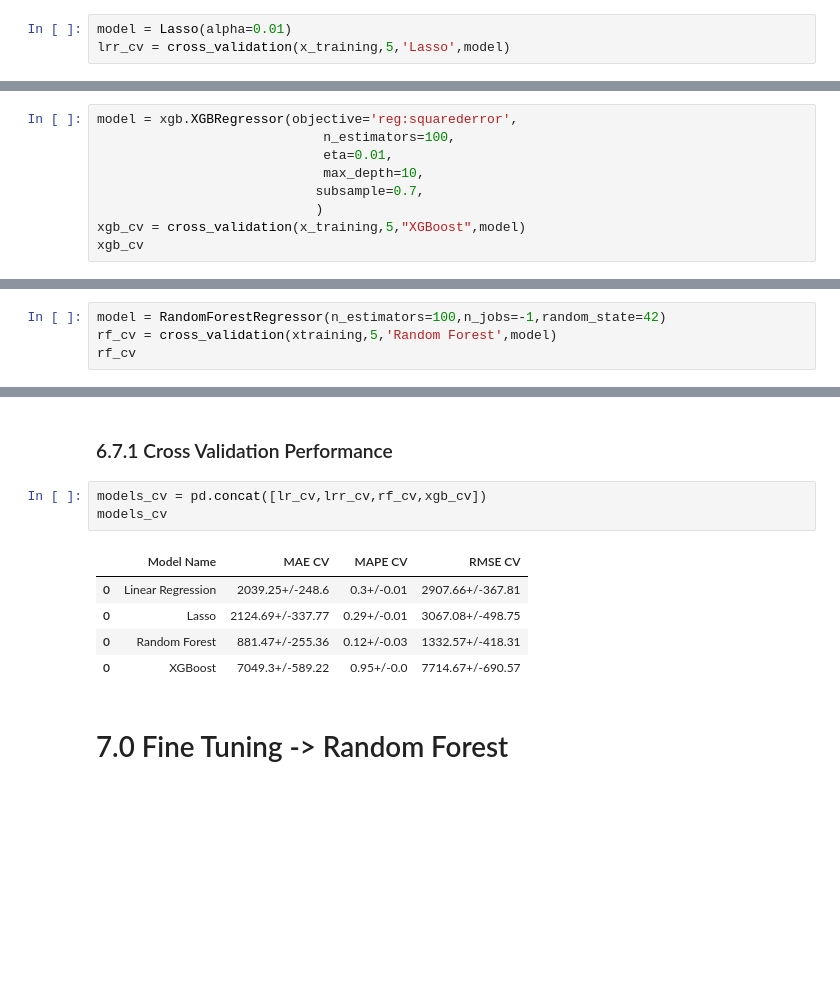
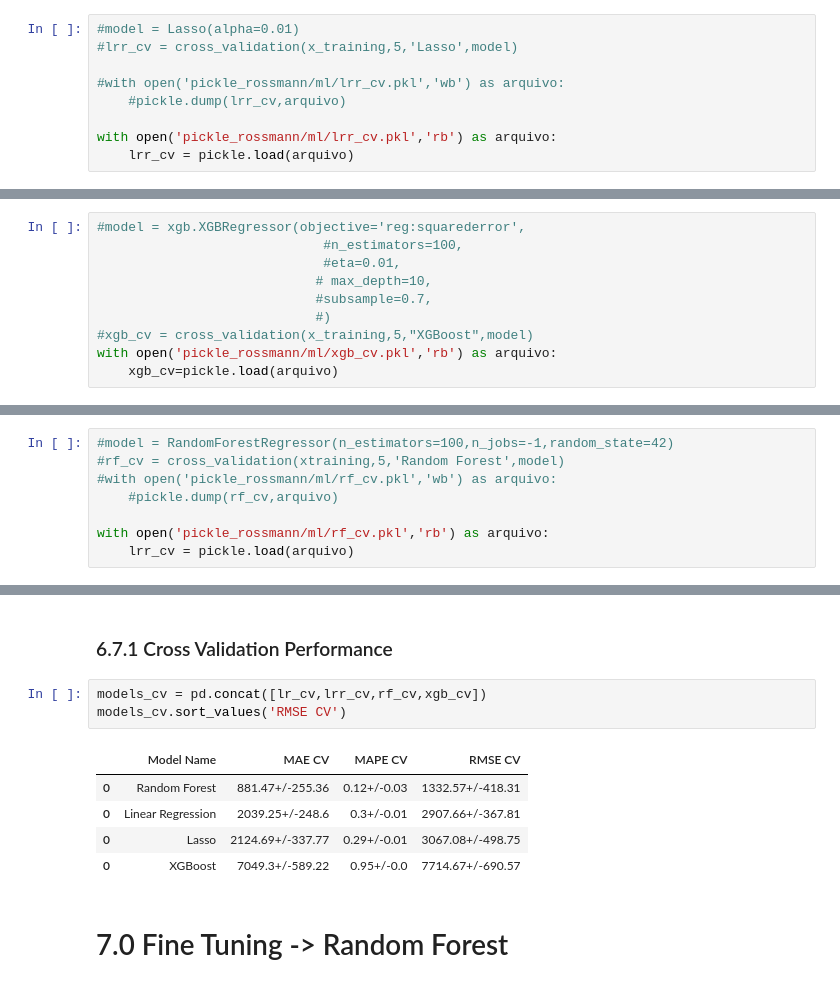
Before and after one commit to danjaca/predicting_sales_rossmann, a Jupyter notebook: Rossmann_predict_sales.ipynb, the cells around one changed output, grey strips where cells are left out. Drawn from its saved outputs; the diff is of its cells as text; blank space fills up the shorter version.

```diff
--- a/Rossmann_predict_sales.ipynb
+++ b/Rossmann_predict_sales.ipynb
@@ -1379,9 +1381,15 @@ lrr_result
 | 0 | Lasso RegModel | 1896.352046 | 0.288507 | 2752.337508 |
 # %% [markdown]
 ### 6.4.1 Linear Regression regularizer model - Lasso - CROSS VALIDATION
-# %%
-model = Lasso(alpha=0.01)
-lrr_cv = cross_validation(x_training,5,'Lasso',model)
+# %%
+#model = Lasso(alpha=0.01)
+#lrr_cv = cross_validation(x_training,5,'Lasso',model)
+
+#with open('pickle_rossmann/ml/lrr_cv.pkl','wb') as arquivo:
+    #pickle.dump(lrr_cv,arquivo)
+
+with open('pickle_rossmann/ml/lrr_cv.pkl','rb') as arquivo:
+    lrr_cv = pickle.load(arquivo)
 # %%
 lrr_cv
 # %% [output]
@@ -1411,11 +1418,12 @@ xgb_result
 # %% [markdown]
 ### 6.5.1 XGBoost CROSS VALIDATION
 # %%
-model = xgb.XGBRegressor(objective='reg:squarederror',
-                             n_estimators=100,
-                             eta=0.01,
-                             max_depth=10,
-                            subsample=0.7,
-                            )
-xgb_cv = cross_validation(x_training,5,"XGBoost",model)
-xgb_cv
+#model = xgb.XGBRegressor(objective='reg:squarederror',
+                             #n_estimators=100,
+                             #eta=0.01,
+                            # max_depth=10,
+                            #subsample=0.7,
+                            #)
+#xgb_cv = cross_validation(x_training,5,"XGBoost",model)
+with open('pickle_rossmann/ml/xgb_cv.pkl','rb') as arquivo:
+    xgb_cv=pickle.load(arquivo)
@@ -1442,6 +1452,10 @@ rf_result
 # %% [markdown]
 ### 6.6.1 Random Forest - CROSS VALIDATION
 # %%
-model = RandomForestRegressor(n_estimators=100,n_jobs=-1,random_state=42)
-rf_cv = cross_validation(xtraining,5,'Random Forest',model)
-rf_cv
+#model = RandomForestRegressor(n_estimators=100,n_jobs=-1,random_state=42)
+#rf_cv = cross_validation(xtraining,5,'Random Forest',model)
+#with open('pickle_rossmann/ml/rf_cv.pkl','wb') as arquivo:
+    #pickle.dump(rf_cv,arquivo)
+
+with open('pickle_rossmann/ml/rf_cv.pkl','rb') as arquivo:
+    lrr_cv = pickle.load(arquivo)
@@ -1465,12 +1481,12 @@ models.sort_values('RMSE')
 ### 6.7.1 Cross Validation Performance
 # %%
 models_cv = pd.concat([lr_cv,lrr_cv,rf_cv,xgb_cv])
-models_cv
+models_cv.sort_values('RMSE CV')
 # %% [output]
 |  | Model Name | MAE CV | MAPE CV | RMSE CV |
+| 0 | Random Forest | 881.47+/-255.36 | 0.12+/-0.03 | 1332.57+/-418.31 |
 | 0 | Linear Regression | 2039.25+/-248.6 | 0.3+/-0.01 | 2907.66+/-367.81 |
 | 0 | Lasso | 2124.69+/-337.77 | 0.29+/-0.01 | 3067.08+/-498.75 |
-| 0 | Random Forest | 881.47+/-255.36 | 0.12+/-0.03 | 1332.57+/-418.31 |
 | 0 | XGBoost | 7049.3+/-589.22 | 0.95+/-0.0 | 7714.67+/-690.57 |
 # %% [markdown]
 # 7.0 Fine Tuning -> Random Forest
```
Also changed, not shown: parts of 6 cells of this notebook.
